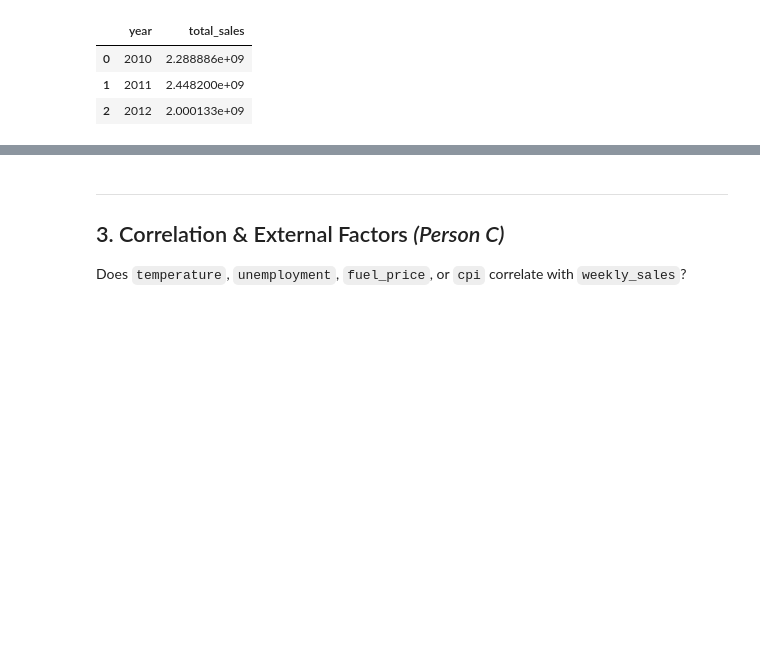
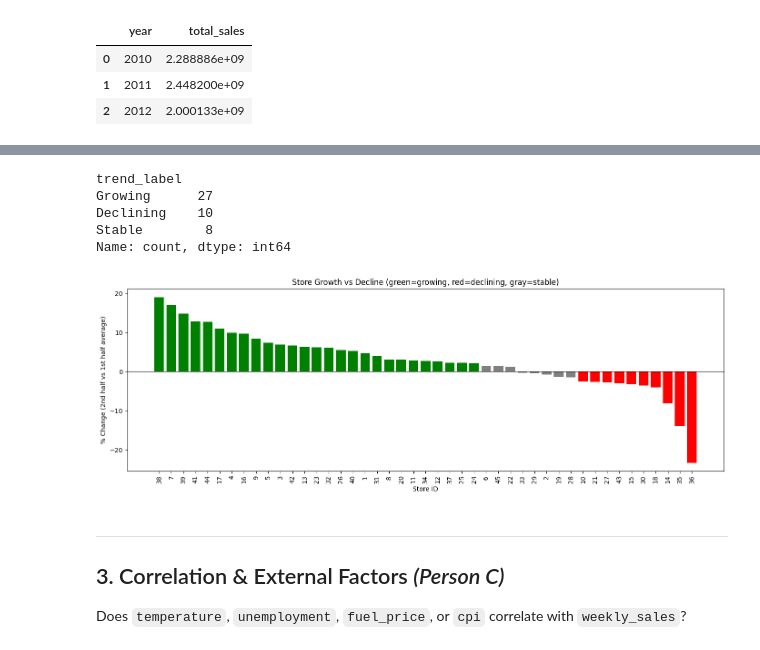
Before and after one commit to AkashS2006/EDIP-Walmart-Sales, a Jupyter notebook: notebooks/week2_analysis.ipynb, the cells around one changed output, grey strips where cells are left out. Drawn from its saved outputs; the diff is of its cells as text; code cells hidden in the pictures; blank space fills up the shorter version.

Commit message:
Restore growth/decline analysis in notebook (was lost in merge)

```diff
--- a/notebooks/week2_analysis.ipynb
+++ b/notebooks/week2_analysis.ipynb
@@ -159,0 +145,6 @@ all_store_trend.head()
+# %%
+# Growth vs decline classification per store
+# Method: fit a linear trend to each store's monthly sales, and compare
+# first-half vs second-half average sales as an interpretable sanity check.
+growth_df = store_growth_trend(conn)
+growth_df.head(10)  # top 10 fastest-GROWING stores
@@ -160,3 +178,26 @@ all_store_trend.head()
+# %%
+# How many stores fall into each trend category?
+growth_df["trend_label"].value_counts()
+# %% [output]
+trend_label
+Growing      27
+Declining    10
+Stable        8
+Name: count, dtype: int64
+# %%
+# Bar chart: % change (2nd half vs 1st half) per store, colored by trend label
+colors = growth_df["trend_label"].map({"Growing": "green", "Declining": "red", "Stable": "gray"})
+fig, ax = plt.subplots(figsize=(14, 5))
+ax.bar(growth_df["store_id"].astype(str), growth_df["pct_change"], color=colors)
+ax.axhline(0, color="black", linewidth=0.8)
+ax.set_xlabel("Store ID")
+ax.set_ylabel("% Change (2nd half vs 1st half average)")
+ax.set_title("Store Growth vs Decline (green=growing, red=declining, gray=stable)")
+plt.xticks(rotation=90)
+plt.tight_layout()
+plt.show()
+# %% [output]
+[figure, added]
 # %% [markdown]
 ---
 ## 3. Correlation & External Factors  *(Person C)*
```
Also changed, not shown: parts of 7 cells of this notebook.
